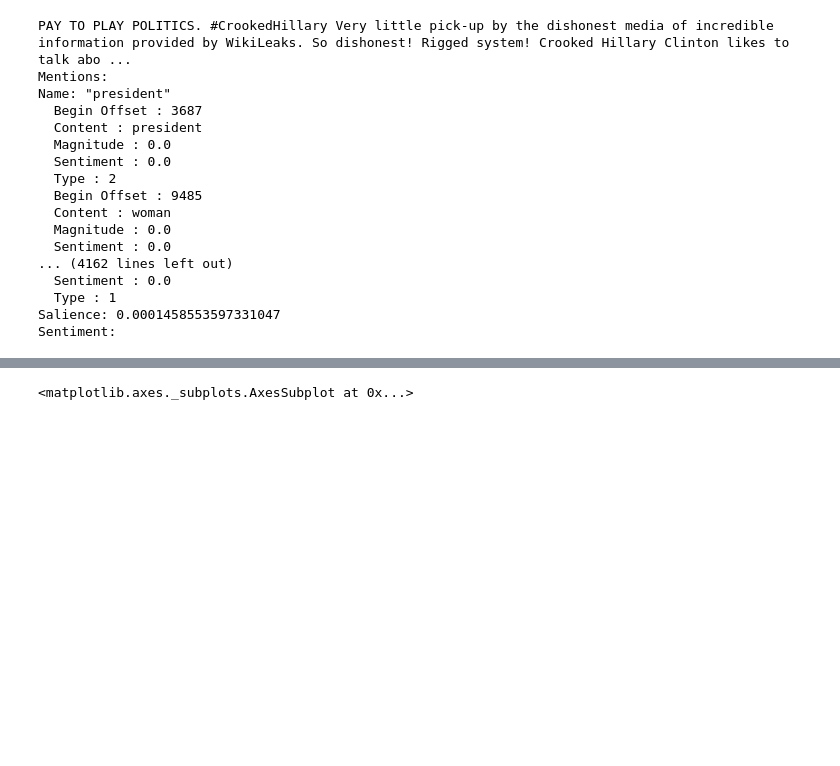
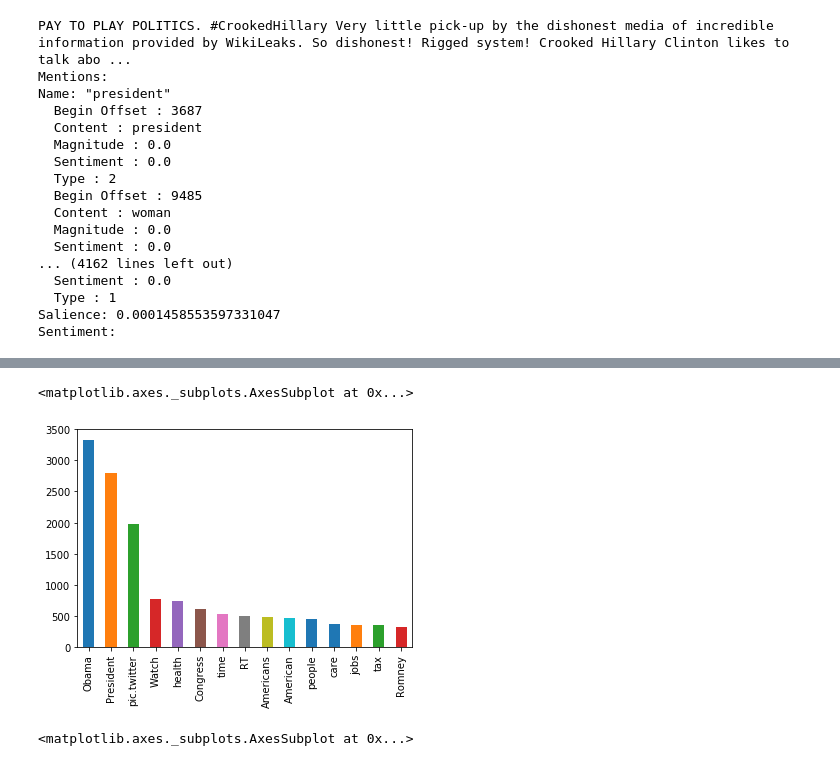
Before and after one commit to EthanH43/text_generator, a Jupyter notebook: Model/Tweet_Analysis.ipynb, the cells around one changed output, grey strips where cells are left out. Drawn from its saved outputs; the diff is of its cells as text; code cells hidden in the pictures; blank space fills up the shorter version.

Commit message:
getting parts of speech in analysis

```diff
--- a/Model/Tweet_Analysis.ipynb
+++ b/Model/Tweet_Analysis.ipynb
@@ -267,0 +345,15 @@ tweet_text_all = all_tweet_data['text'].str.cat(sep=' ')
+# %%
+pos=dict(parts_of_speech)
+# %%
+Oadjectives=[]
+for word in listofobamawords:
+    if word in pos.keys():
+        if pos[word]=='NN' or pos[word]=='NNS' or pos[word]=='NNP' or pos[word]=='NNPS':
+            Oadjectives.append(word)
+# %%
+top_words=listofobamawords.value_counts()
+top_words=top_words[top_words>10]
+# %%
+for word in top_words.index:
+    if word not in Oadjectives:
+        top_words=top_words.drop(word)
@@ -268,3 +380,10 @@ tweet_text_all = all_tweet_data['text'].str.cat(sep=' ')
+# %%
+# top_words_percent= top_words/len(listofobamawords)
+top_words.head(15).plot.bar()
+# top_words.head(50)
+# %% [output]
+<matplotlib.axes._subplots.AxesSubplot at 0x...>
+[figure, added]
 # %%
 pd.options.display.max_colwidth=1000
 
```
Also changed, not shown: parts of 18 cells of this notebook, 1 other file.
